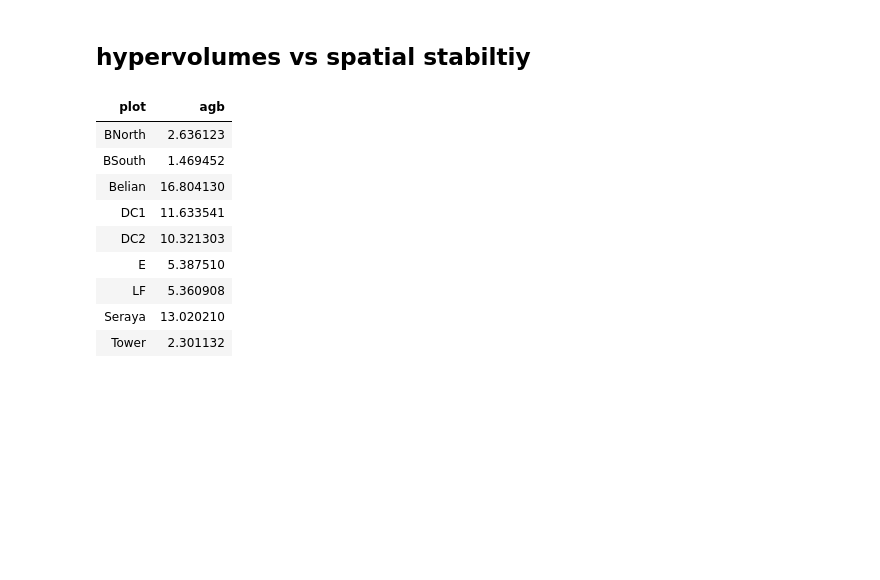
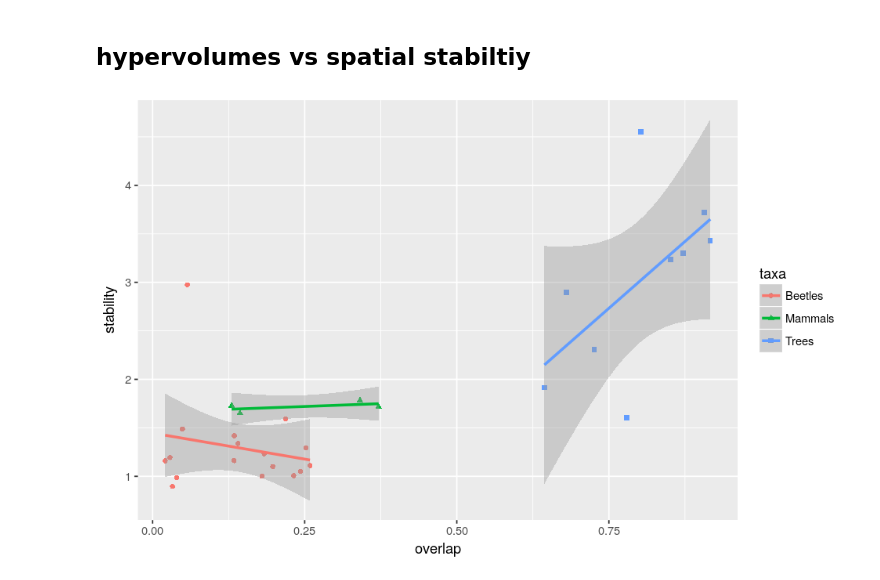
Before and after one commit to dbridg15/masters_project, a Jupyter notebook: Code/comparing_hypervolumes.ipynb, the cells around one changed output. Saved outputs shown, nothing was run; the diff lists cells and outputs as text; code cells hidden in the pictures; blank space fills up the shorter version.

```diff
--- a/Code/comparing_hypervolumes.ipynb
+++ b/Code/comparing_hypervolumes.ipynb
@@ -388,15 +450,2 @@ F-statistic: 37.77 on 5 and 98 DF,  p-value: < 2.2e-16
 # %% [markdown]
 ## hypervolumes vs spatial stabiltiy
-# %%
-trees_agb
-# %% [output]
-| plot | agb |
-| BNorth | 2.636123 |
-| BSouth | 1.469452 |
-| Belian | 16.804130 |
-| DC1 | 11.633541 |
-| DC2 | 10.321303 |
-| E | 5.387510 |
-| LF | 5.360908 |
-| Seraya | 13.020210 |
-| Tower | 2.301132 |
@@ -402,0 +457,15 @@ trees_agb
+# %%
+a = ovlp %>%
+    group_by(plot, taxa) %>% summarise(overlap = mean(overlap))
+# %%
+b = stab %>%
+    group_by(plot, taxa) %>% summarise(stability = mean(stability))
+# %%
+c = merge(a, b, by = c("plot", "taxa"))
+# %%
+plt = ggplot(data = c, aes(x = overlap, y = stability, color = taxa, shape = taxa))
+plt = plt + geom_point()
+plt = plt + geom_smooth(method = 'lm')
+print(plt)
+# %% [output]
+[figure, added]
```
Also changed, not shown: parts of 21 cells of this notebook, 1 other file.
